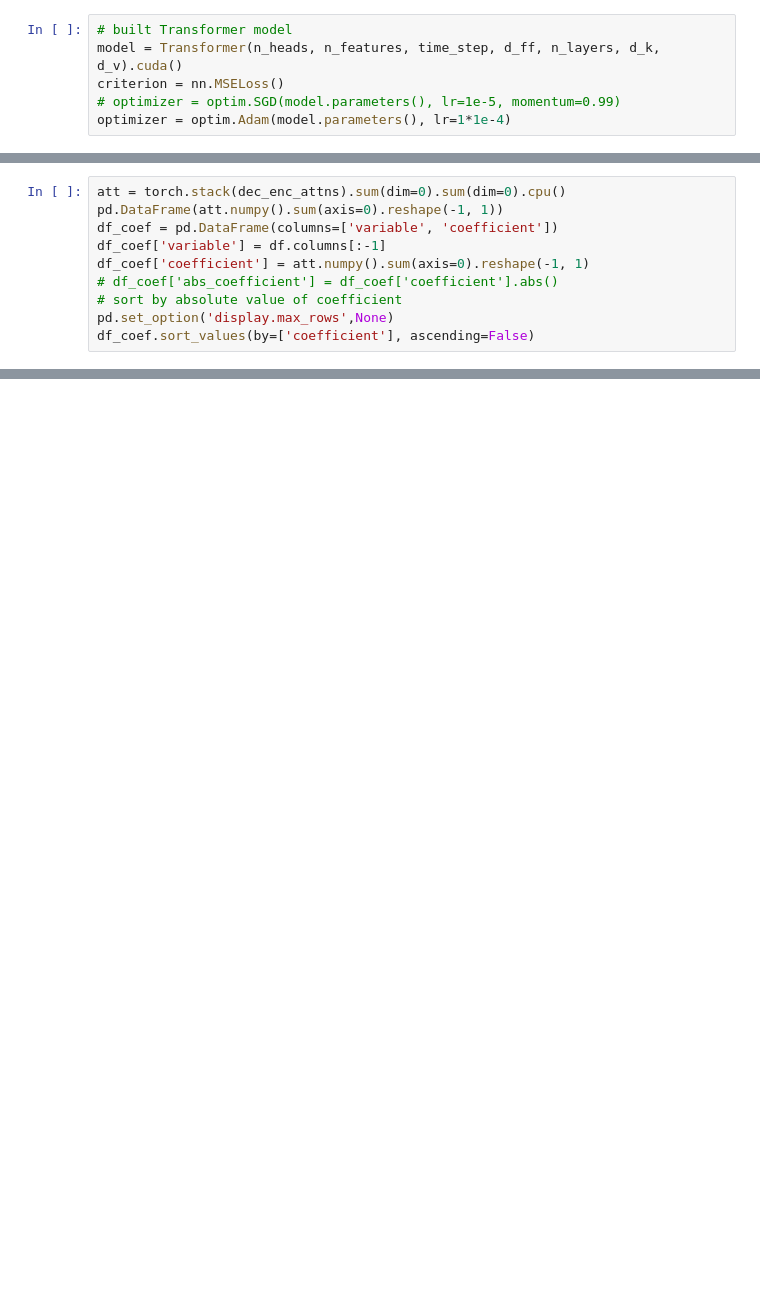
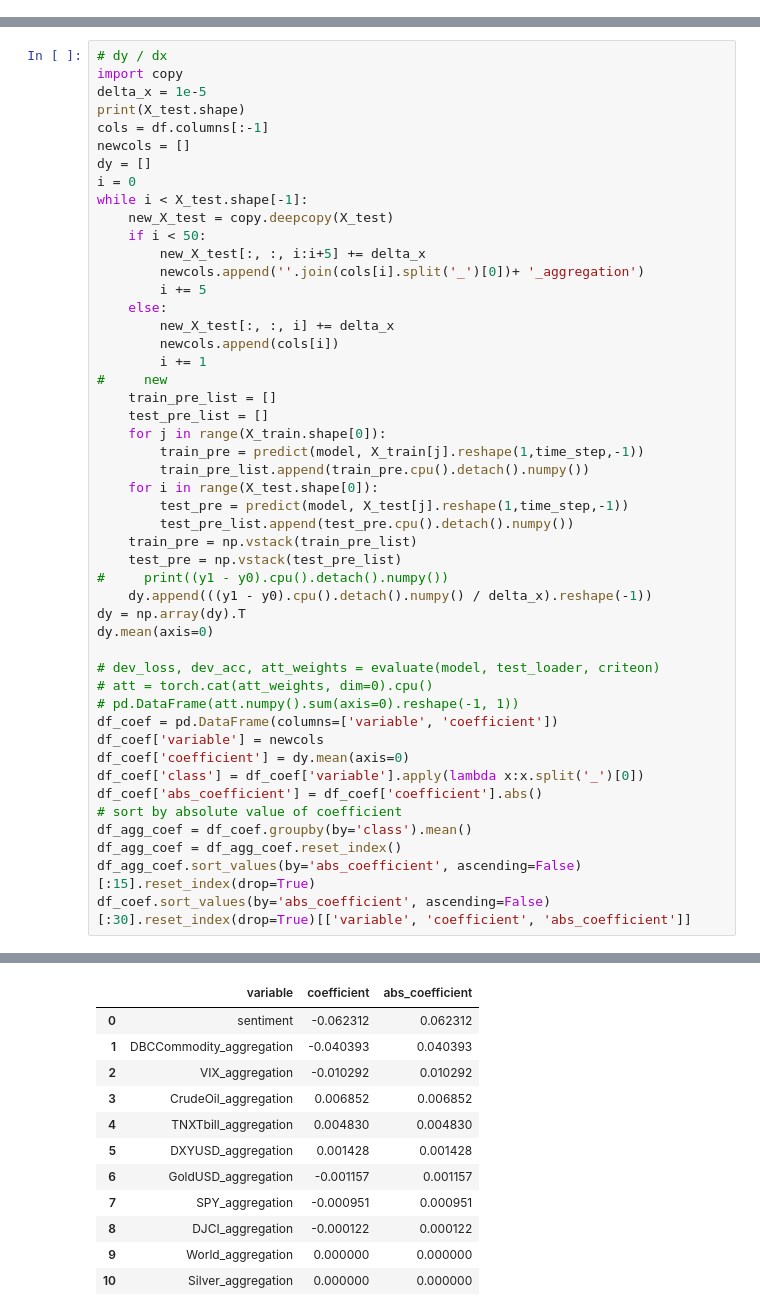
Before and after one commit to zsnail-T/FinTech, a Jupyter notebook: train_Transformer.ipynb, the cells around one changed output, grey strips where cells are left out. Cells and saved outputs as stored; diff of their text form; blank space fills up the shorter version.

```diff
--- a/train_Transformer.ipynb
+++ b/train_Transformer.ipynb
@@ -248,6 +347,0 @@ test_loader = DataLoader(TensorDataset(X_test, Y_test), batch_size, shuffle=Fals
-# %%
-# built Transformer model
-model = Transformer(n_heads, n_features, time_step, d_ff, n_layers, d_k, d_v).cuda()
-criterion = nn.MSELoss()
-# optimizer = optim.SGD(model.parameters(), lr=1e-5, momentum=0.99)
-optimizer = optim.Adam(model.parameters(), lr=1*1e-4)
@@ -309,10 +347,0 @@ dev_loss, dev_acc, enc_self_attns, dec_self_attns, dec_enc_attns = evaluate(mode
-# %%
-att = torch.stack(dec_enc_attns).sum(dim=0).sum(dim=0).cpu()
-pd.DataFrame(att.numpy().sum(axis=0).reshape(-1, 1))
-df_coef = pd.DataFrame(columns=['variable', 'coefficient'])
-df_coef['variable'] = df.columns[:-1]
-df_coef['coefficient'] = att.numpy().sum(axis=0).reshape(-1, 1)
-# df_coef['abs_coefficient'] = df_coef['coefficient'].abs()
-# sort by absolute value of coefficient
-pd.set_option('display.max_rows',None)
-df_coef.sort_values(by=['coefficient'], ascending=False)
@@ -331,0 +348,49 @@ df_coef.sort_values(by=['coefficient'], ascending=False)
+# %%
+# dy / dx
+import copy
+delta_x = 1e-5
+print(X_test.shape)
+cols = df.columns[:-1]
+newcols = []
+dy = []
+i = 0
+while i < X_test.shape[-1]:
+    new_X_test = copy.deepcopy(X_test)
+    if i < 50:
+        new_X_test[:, :, i:i+5] += delta_x
+        newcols.append(''.join(cols[i].split('_')[0])+ '_aggregation')
+        i += 5
+    else:
+        new_X_test[:, :, i] += delta_x
+        newcols.append(cols[i])
+        i += 1
+#     new
+    train_pre_list = []
+    test_pre_list = []
+    for j in range(X_train.shape[0]):
+        train_pre = predict(model, X_train[j].reshape(1,time_step,-1))
+        train_pre_list.append(train_pre.cpu().detach().numpy())
+    for i in range(X_test.shape[0]):
+        test_pre = predict(model, X_test[j].reshape(1,time_step,-1))
+        test_pre_list.append(test_pre.cpu().detach().numpy())
+    train_pre = np.vstack(train_pre_list)
+    test_pre = np.vstack(test_pre_list)
+#     print((y1 - y0).cpu().detach().numpy())
+    dy.append(((y1 - y0).cpu().detach().numpy() / delta_x).reshape(-1))
+dy = np.array(dy).T
+dy.mean(axis=0)
+
+# dev_loss, dev_acc, att_weights = evaluate(model, test_loader, criteon)
+# att = torch.cat(att_weights, dim=0).cpu()
+# pd.DataFrame(att.numpy().sum(axis=0).reshape(-1, 1))
+df_coef = pd.DataFrame(columns=['variable', 'coefficient'])
+df_coef['variable'] = newcols
+df_coef['coefficient'] = dy.mean(axis=0)
+df_coef['class'] = df_coef['variable'].apply(lambda x:x.split('_')[0])
+df_coef['abs_coefficient'] = df_coef['coefficient'].abs()
+# sort by absolute value of coefficient
+df_agg_coef = df_coef.groupby(by='class').mean()
+df_agg_coef = df_agg_coef.reset_index()
+df_agg_coef.sort_values(by='abs_coefficient', ascending=False)[:15].reset_index(drop=True)
+df_coef.sort_values(by='abs_coefficient', ascending=False)[:30].reset_index(drop=True)[['variable', 'coefficient', 'abs_coefficient']]
+# %% [output]
@@ -331,0 +398,12 @@ df_coef.sort_values(by=['coefficient'], ascending=False)
+|  | variable | coefficient | abs_coefficient |
+| 0 | sentiment | -0.062312 | 0.062312 |
+| 1 | DBCCommodity_aggregation | -0.040393 | 0.040393 |
+| 2 | VIX_aggregation | -0.010292 | 0.010292 |
+| 3 | CrudeOil_aggregation | 0.006852 | 0.006852 |
+| 4 | TNXTbill_aggregation | 0.004830 | 0.004830 |
+| 5 | DXYUSD_aggregation | 0.001428 | 0.001428 |
+| 6 | GoldUSD_aggregation | -0.001157 | 0.001157 |
+| 7 | SPY_aggregation | -0.000951 | 0.000951 |
+| 8 | DJCI_aggregation | -0.000122 | 0.000122 |
+| 9 | World_aggregation | 0.000000 | 0.000000 |
+| 10 | Silver_aggregation | 0.000000 | 0.000000 |
```
Also changed, not shown: parts of 18 cells of this notebook, 6 other files.
